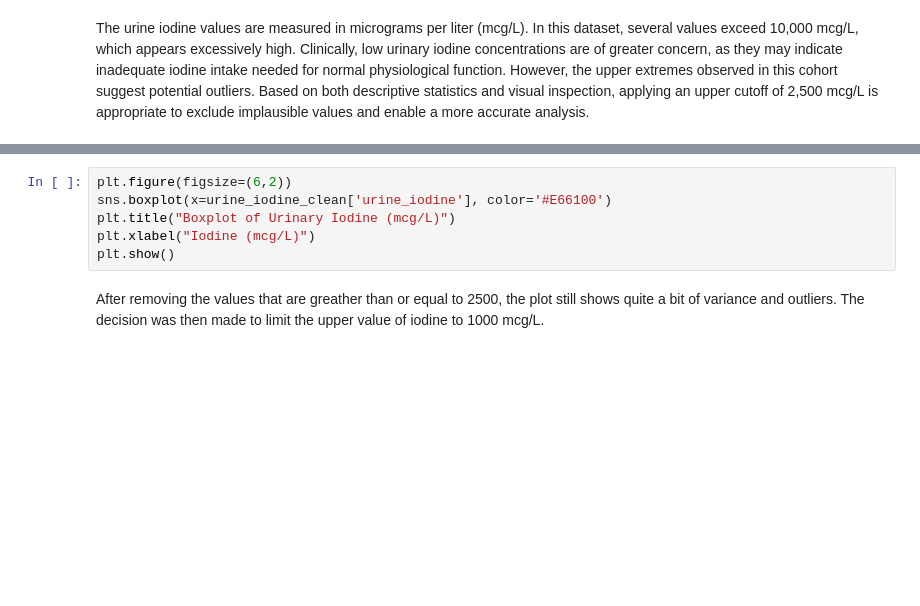
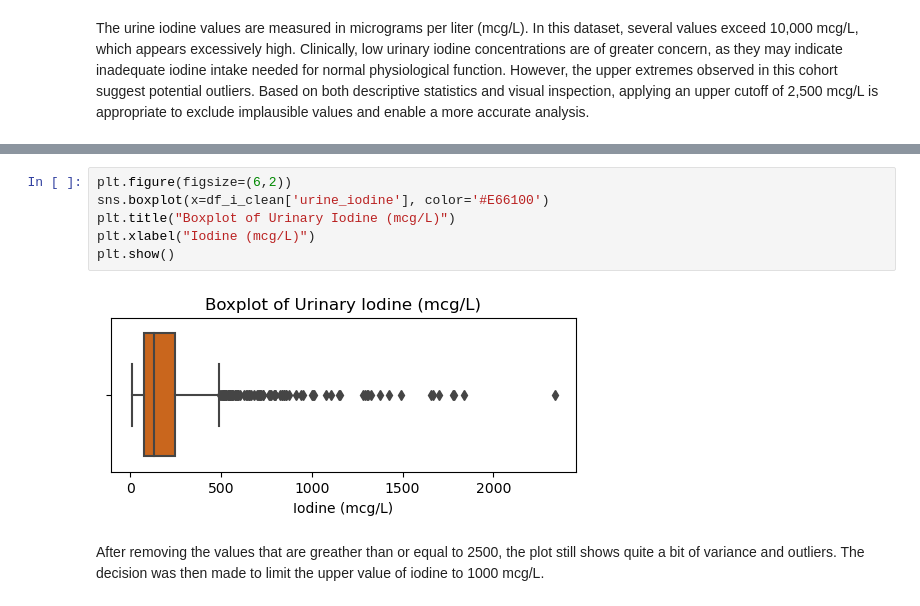
Before and after one commit to eudorach/portfolio_ds_projects, a Jupyter notebook: NHANES_analysis/sandbox_notebooks/analysis_sandbox/2.urine_data_analysis (obese).ipynb, the cells around one changed output, grey strips where cells are left out. Saved outputs shown, nothing was run; the diff lists cells and outputs as text; blank space fills up the shorter version.

```diff
--- a/NHANES_analysis/sandbox_notebooks/analysis_sandbox/2.urine_data_analysis (obese).ipynb
+++ b/NHANES_analysis/sandbox_notebooks/analysis_sandbox/2.urine_data_analysis (obese).ipynb
@@ -725,9 +745,11 @@ urine_iodine_clean.describe()
 # %%
 plt.figure(figsize=(6,2))
-sns.boxplot(x=urine_iodine_clean['urine_iodine'], color='#E66100')
+sns.boxplot(x=df_i_clean['urine_iodine'], color='#E66100')
 plt.title("Boxplot of Urinary Iodine (mcg/L)")
 plt.xlabel("Iodine (mcg/L)")
 plt.show()
+# %% [output]
+[figure, added]
 # %% [markdown]
 After removing the values that are greather than or equal to 2500, the plot still shows quite a bit of variance and outliers. The decision was then made to limit the upper value of iodine to 1000 mcg/L.
 # %%
```
Also changed, not shown: parts of 91 cells of this notebook, 1 other file.
